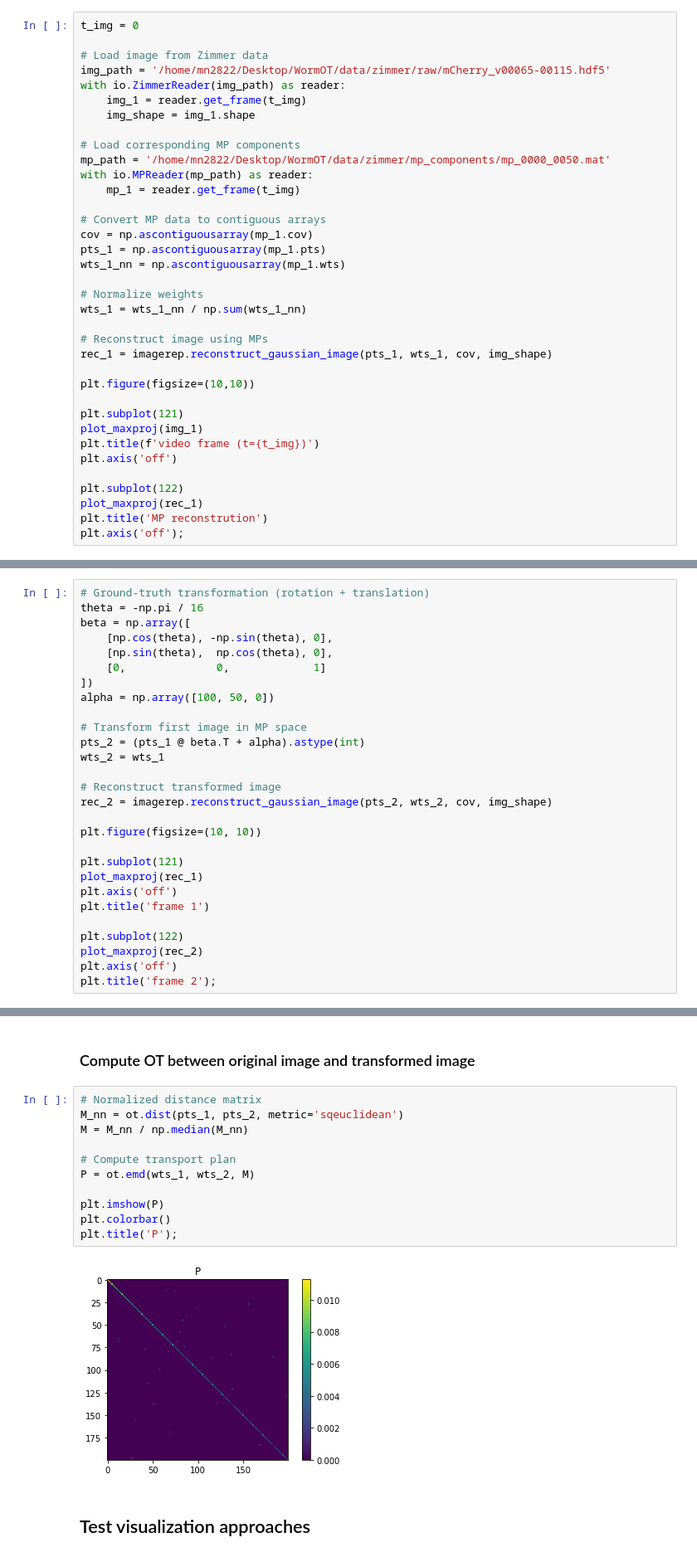
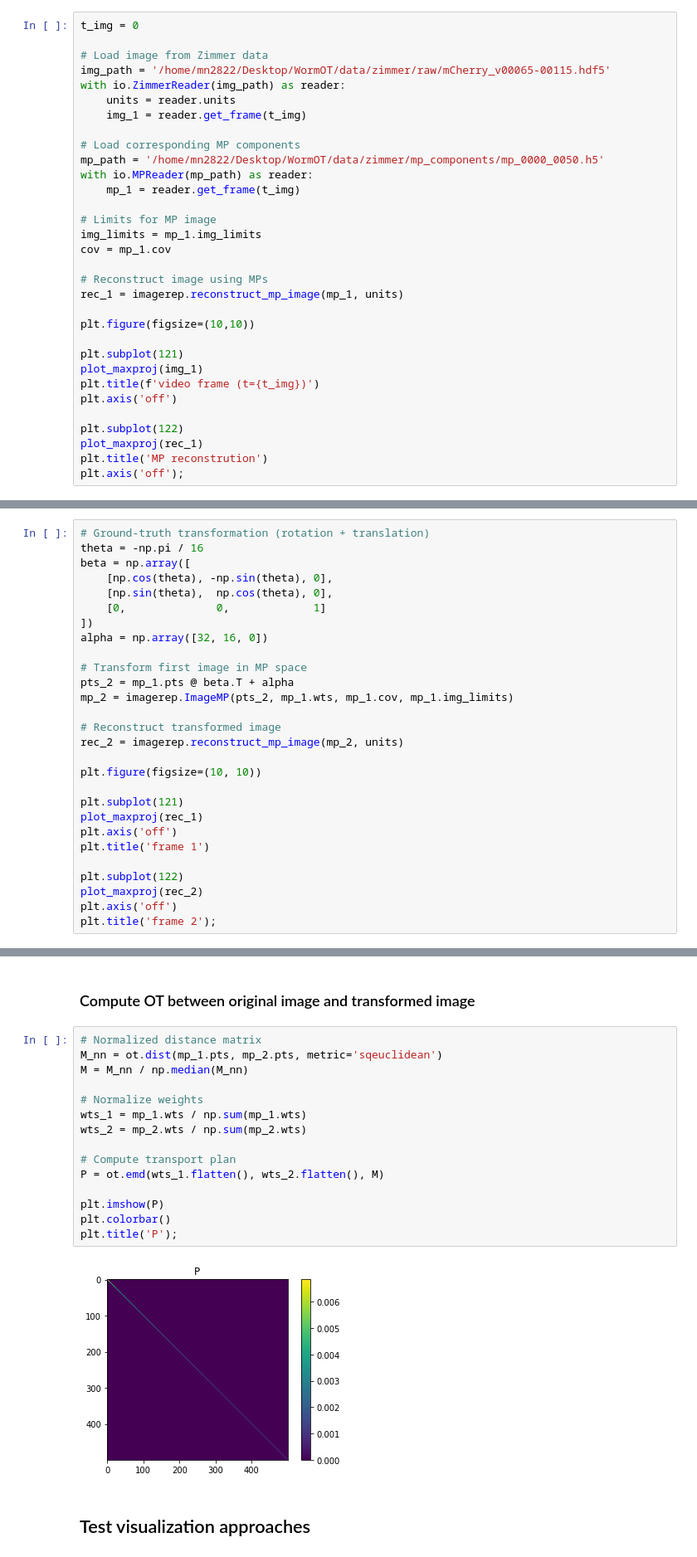
Before and after one commit to evarol/ot_tracking, a Jupyter notebook: python/notebooks/data_inspection/visualize_transport.ipynb, the cells around one changed output, grey strips where cells are left out. Shown at 83% size. Cells and saved outputs as stored; diff of their text form.

Commit message:
Added units to otimage code; started updating notebooks

```diff
--- a/python/notebooks/data_inspection/visualize_transport.ipynb
+++ b/python/notebooks/data_inspection/visualize_transport.ipynb
@@ -23,24 +23,20 @@ t_img = 0
 # Load image from Zimmer data
 img_path = '/home/mn2822/Desktop/WormOT/data/zimmer/raw/mCherry_v00065-00115.hdf5'
 with io.ZimmerReader(img_path) as reader:
+    units = reader.units
     img_1 = reader.get_frame(t_img)
-    img_shape = img_1.shape
 
 # Load corresponding MP components
-mp_path = '/home/mn2822/Desktop/WormOT/data/zimmer/mp_components/mp_0000_0050.mat'
+mp_path = '/home/mn2822/Desktop/WormOT/data/zimmer/mp_components/mp_0000_0050.h5'
 with io.MPReader(mp_path) as reader:
     mp_1 = reader.get_frame(t_img)
 
-# Convert MP data to contiguous arrays
-cov = np.ascontiguousarray(mp_1.cov)
-pts_1 = np.ascontiguousarray(mp_1.pts)
-wts_1_nn = np.ascontiguousarray(mp_1.wts)
-
-# Normalize weights
-wts_1 = wts_1_nn / np.sum(wts_1_nn)
+# Limits for MP image
+img_limits = mp_1.img_limits
+cov = mp_1.cov
 
 # Reconstruct image using MPs
-rec_1 = imagerep.reconstruct_gaussian_image(pts_1, wts_1, cov, img_shape)
+rec_1 = imagerep.reconstruct_mp_image(mp_1, units)
 
 plt.figure(figsize=(10,10))
 
@@ -65,14 +61,14 @@ beta = np.array([
     [np.sin(theta),  np.cos(theta), 0],
     [0,              0,             1]
 ])
-alpha = np.array([100, 50, 0])
+alpha = np.array([32, 16, 0])
 
 # Transform first image in MP space
-pts_2 = (pts_1 @ beta.T + alpha).astype(int)
-wts_2 = wts_1
+pts_2 = mp_1.pts @ beta.T + alpha
+mp_2 = imagerep.ImageMP(pts_2, mp_1.wts, mp_1.cov, mp_1.img_limits)
 
 # Reconstruct transformed image
-rec_2 = imagerep.reconstruct_gaussian_image(pts_2, wts_2, cov, img_shape)
+rec_2 = imagerep.reconstruct_mp_image(mp_2, units)
 
 plt.figure(figsize=(10, 10))
 
@@ -91,17 +87,21 @@ plt.title('frame 2');
 ### Compute OT between original image and transformed image
 # %%
 # Normalized distance matrix
-M_nn = ot.dist(pts_1, pts_2, metric='sqeuclidean')
+M_nn = ot.dist(mp_1.pts, mp_2.pts, metric='sqeuclidean')
 M = M_nn / np.median(M_nn)
 
+# Normalize weights
+wts_1 = mp_1.wts / np.sum(mp_1.wts)
+wts_2 = mp_2.wts / np.sum(mp_2.wts)
+
 # Compute transport plan
-P = ot.emd(wts_1, wts_2, M)
+P = ot.emd(wts_1.flatten(), wts_2.flatten(), M)
 
 plt.imshow(P)
 plt.colorbar()
 plt.title('P');
 # %% [output]
-[figure, old version]
+[figure, new version]
 # %% [markdown]
 ## Test visualization approaches
 # %% [markdown]
```
Also changed, not shown: parts of 8 cells of this notebook, 13 other files.
